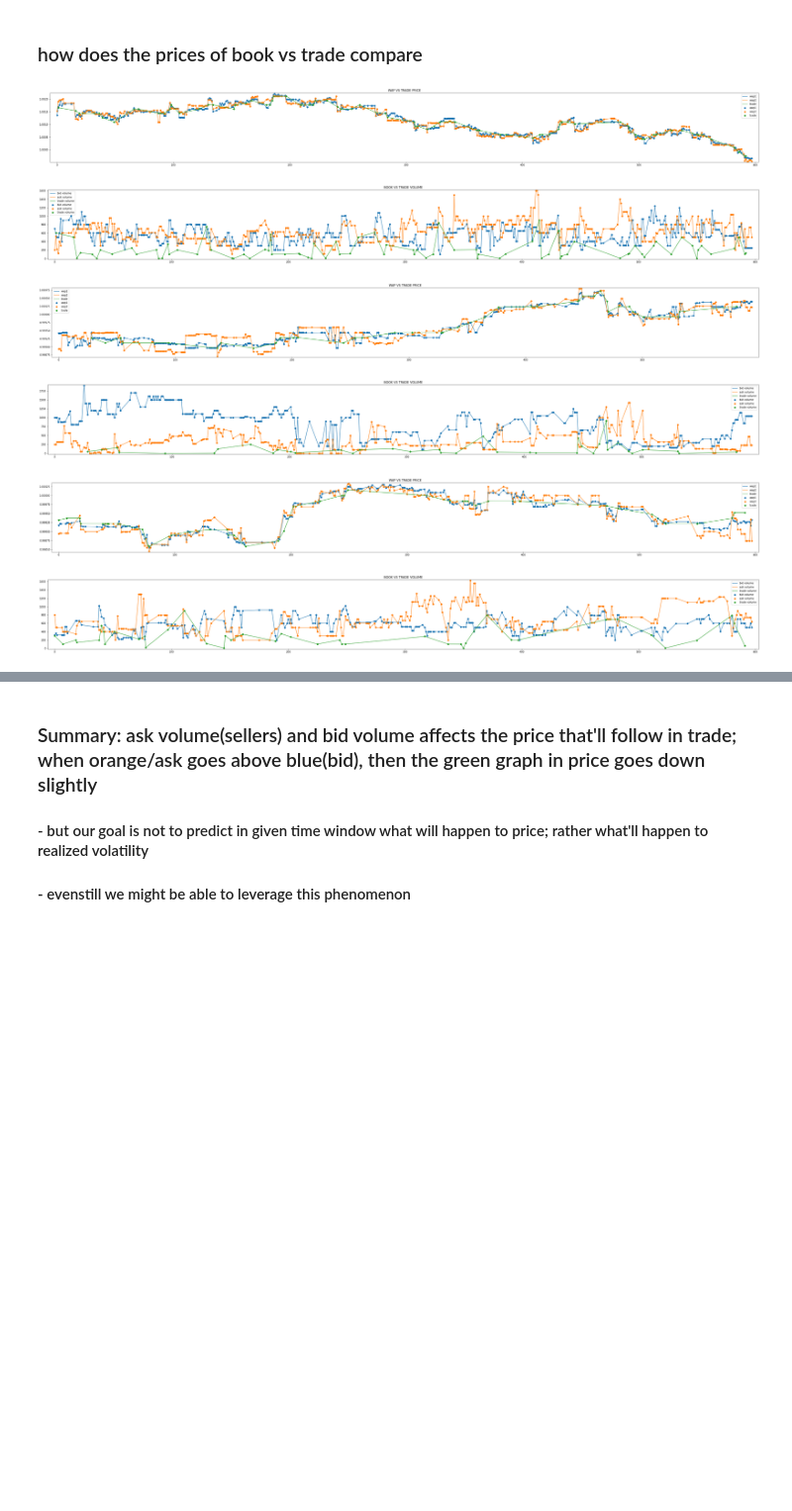
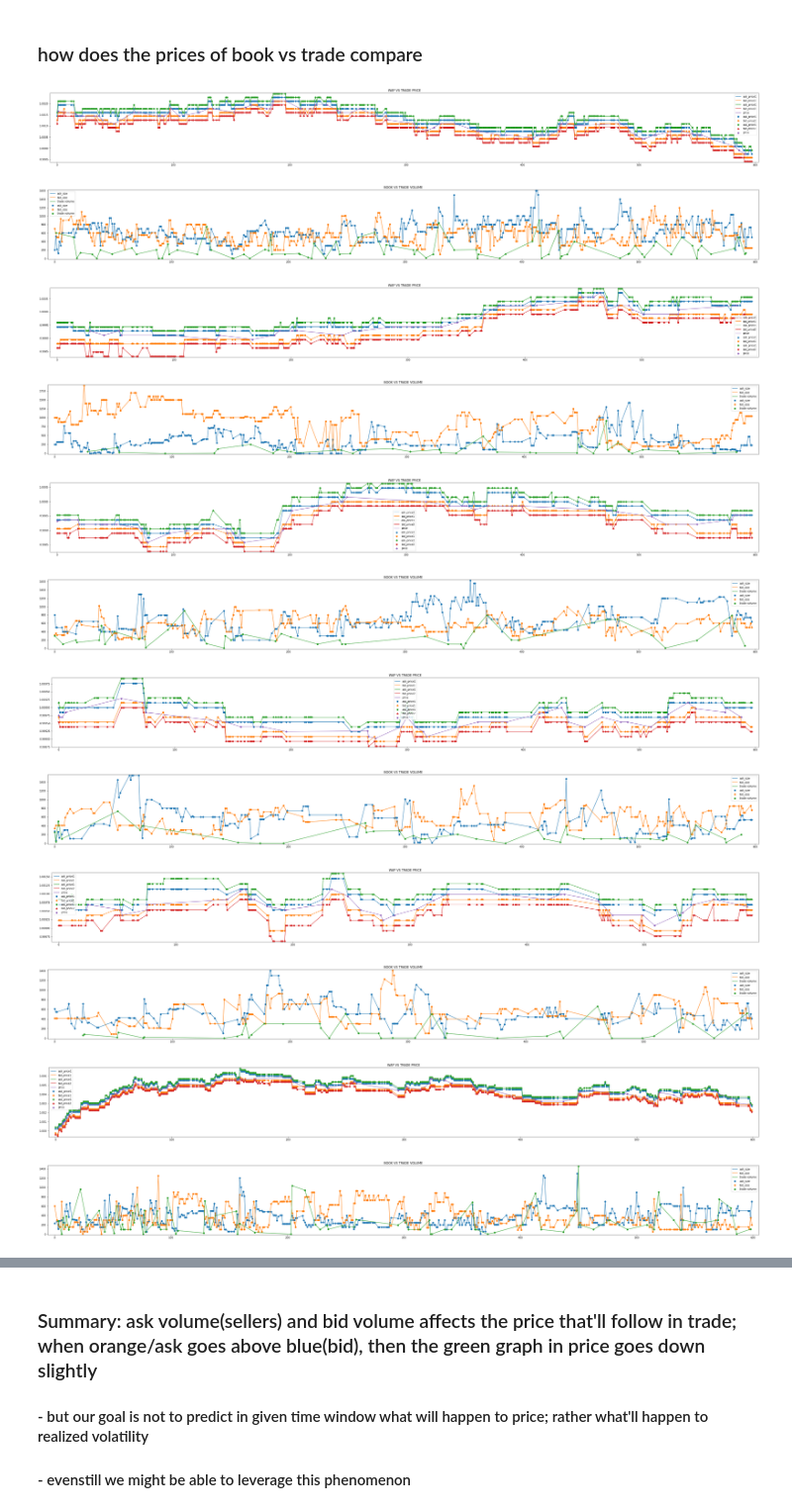
Before and after one commit to binarysentient/kaggle-binarysentient, a Jupyter notebook: optiver-realized-volatility-prediction/notebooks/01.optiver_realized_volatility_exploration.ipynb, the cells around one changed output, grey strips where cells are left out. Shown at 99% size. Saved outputs shown, nothing was run; the diff lists cells and outputs as text; code cells hidden in the pictures; blank space fills up the shorter version.

```diff
--- a/optiver-realized-volatility-prediction/notebooks/01.optiver_realized_volatility_exploration.ipynb
+++ b/optiver-realized-volatility-prediction/notebooks/01.optiver_realized_volatility_exploration.ipynb
@@ -151,8 +151,8 @@ def log_diff(df, in_col, null_val):
     return df["logx"] - df["logx_shifted"]
 def populate_volume(df):
     df[f'total_volume'] = df['bid_size1'] + df['bid_size2'] + df['ask_size1'] + df['ask_size2']
-    df[f'bid_volume'] = df['bid_size1'] + df['bid_size2']
-    df[f'ask_volume'] = df['ask_size1'] + df['ask_size2']
+    df[f'bid_size'] = df['bid_size1'] + df['bid_size2']
+    df[f'ask_size'] = df['ask_size1'] + df['ask_size2']
 
 
 def populate_wap(df):
@@ -169,46 +169,60 @@ def populate_wap(df):
 # %%
 ANALYSIS_WAP_VS_TRADEP_DIR = os.path.join(OUTPUT_DIRECTORY,"ANALYSIS_BOOK_VS_TRADE")
 os.makedirs(ANALYSIS_WAP_VS_TRADEP_DIR, exist_ok=True)
 
 timeids = sample_trade_df["time_id"].unique()
 populate_wap(sample_book_df)
 populate_volume(sample_book_df)
 
-for timeid in timeids[:3]:
+for timeid in timeids[:7]:
     samplebooktime = sample_book_df[sample_book_df['time_id']==timeid]
     sampletradetime = sample_trade_df[sample_trade_df['time_id']==timeid]
     plt.figure(figsize=(50,5))
     plt.margins(x=0.01,y=0.01)
     plt.title("WAP VS TRADE PRICE")
 
-    plt.plot(samplebooktime['seconds_in_bucket'], samplebooktime['wap1'],label="wap1")
-    plt.plot(samplebooktime['seconds_in_bucket'], samplebooktime['wap2'],label="wap2")
-    plt.plot(sampletradetime['seconds_in_bucket'], sampletradetime['price'],label="trade")
+    plt.plot(samplebooktime['seconds_in_bucket'], samplebooktime['ask_price1'],label="ask_price1")
+    plt.plot(samplebooktime['seconds_in_bucket'], samplebooktime['bid_price1'],label="bid_price1")
+    plt.plot(samplebooktime['seconds_in_bucket'], samplebooktime['ask_price2'],label="ask_price1")
+    plt.plot(samplebooktime['seconds_in_bucket'], samplebooktime['bid_price2'],label="bid_price2")
+    plt.plot(sampletradetime['seconds_in_bucket'], sampletradetime['price'],label="price")
 
-    plt.scatter(samplebooktime['seconds_in_bucket'], samplebooktime['wap1'],label="wap1")
-    plt.scatter(samplebooktime['seconds_in_bucket'], samplebooktime['wap2'],label="wap2")
-    plt.scatter(sampletradetime['seconds_in_bucket'], sampletradetime['price'],label="trade")
+    plt.scatter(samplebooktime['seconds_in_bucket'], samplebooktime['ask_price1'],label="ask_price1")
+    plt.scatter(samplebooktime['seconds_in_bucket'], samplebooktime['bid_price1'],label="bid_price1")
+    plt.scatter(samplebooktime['seconds_in_bucket'], samplebooktime['ask_price2'],label="ask_price1")
+    plt.scatter(samplebooktime['seconds_in_bucket'], samplebooktime['bid_price2'],label="bid_price2")
+    plt.scatter(sampletradetime['seconds_in_bucket'], sampletradetime['price'],label="price")
     plt.legend()
 #     plt.show()
     plt.savefig(os.path.join(ANALYSIS_WAP_VS_TRADEP_DIR,f"{sample_stock_id}-{timeid}_wap_vs_trade.jpg"))
 
 
     plt.figure(figsize=(50,5))
     plt.margins(x=0.01,y=0.01)
     plt.title("BOOK VS TRADE VOLUME")
-    plt.plot(samplebooktime['seconds_in_bucket'], samplebooktime['bid_volume'],label="bid volume")
-    plt.plot(samplebooktime['seconds_in_bucket'], samplebooktime['ask_volume'],label="ask volume")
+    plt.plot(samplebooktime['seconds_in_bucket'], samplebooktime['ask_size'],label="ask_size")
+    plt.plot(samplebooktime['seconds_in_bucket'], samplebooktime['bid_size'],label="bid_size")
+#     plt.plot(samplebooktime['seconds_in_bucket'], samplebooktime['ask_size2'],label="ask_size2")
+#     plt.plot(samplebooktime['seconds_in_bucket'], samplebooktime['bid_size2'],label="bid_size2")
     plt.plot(sampletradetime['seconds_in_bucket'], sampletradetime['size'],label="trade volume")
 
-    plt.scatter(samplebooktime['seconds_in_bucket'], samplebooktime['bid_volume'],label="bid volume")
-    plt.scatter(samplebooktime['seconds_in_bucket'], samplebooktime['ask_volume'],label="ask volume")
+    plt.scatter(samplebooktime['seconds_in_bucket'], samplebooktime['ask_size'],label="ask_size")
+    plt.scatter(samplebooktime['seconds_in_bucket'], samplebooktime['bid_size'],label="bid_size")
+#     plt.scatter(samplebooktime['seconds_in_bucket'], samplebooktime['ask_size2'],label="ask_size2")
+#     plt.scatter(samplebooktime['seconds_in_bucket'], samplebooktime['bid_size2'],label="bid_size2")
     plt.scatter(sampletradetime['seconds_in_bucket'], sampletradetime['size'],label="trade volume")
     plt.legend()
     plt.savefig(os.path.join(ANALYSIS_WAP_VS_TRADEP_DIR,f"{sample_stock_id}-{timeid}_book_vs_trade_volume.jpg"))
 # %% [output]
-[figure, old version]
+[figure, new version]
-[figure, old version]
+[figure, new version]
-[figure, old version]
+[figure, new version]
-[figure, old version]
+[figure, new version]
-[figure, old version]
+[figure, new version]
-[figure, old version]
+[figure, new version]
+[figure, added]
+[figure, added]
+[figure, added]
+[figure, added]
+[figure, added]
+[figure, added]
```
Also changed, not shown: parts of 1 cell of this notebook, 2 other files.
